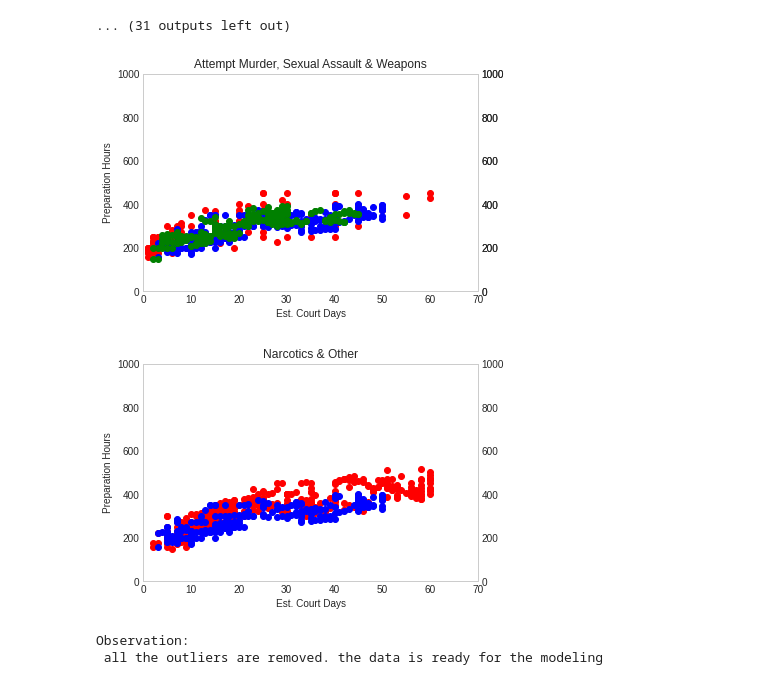
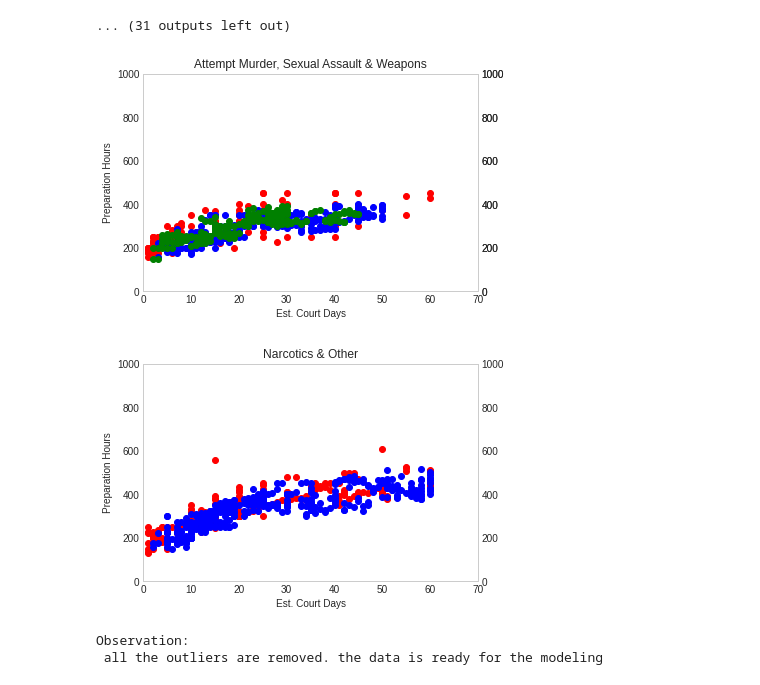
Before and after one commit to bparsazadeh/INF1344H_Final_Project_Rep, a Jupyter notebook: Stat_Final_Project.ipynb, the cells around one changed output. Saved outputs shown, nothing was run; the diff lists cells and outputs as text; code cells hidden in the pictures.

```diff
--- a/Stat_Final_Project.ipynb
+++ b/Stat_Final_Project.ipynb
@@ -582,7 +582,7 @@ plt.style.use('seaborn-whitegrid')
 import numpy as np
 
 
-df = prep_court_cleaned
+df = pd.read_csv('prep_court_no_outlier.csv')
 
 
 df1 = df[['x','y','label']].loc[df.label == 'Attempt Murder']
@@ -619,35 +619,35 @@ plt.ylim(0, 1000)
 
 ax.set_title('Attempt Murder, Sexual Assault & Weapons')
 ax.set_xlabel('Est. Court Days')
 ax.set_ylabel('Preparation Hours')
 plt.show()
 
 
 
 
 # graph group 3 together in one scatter plot
 
 fig, ax = plt.subplots()
-ax.scatter(df7['x'],df7['y'], c = 'red',label="Narcotics")
+ax.scatter(df3['x'],df3['y'], c = 'red',label="Narcotics")
 plt.grid(False)
 #plt.legend()
 plt.xlim(0, 70)
 plt.ylim(0, 1000)
 
 ax2 = ax.twinx()
-ax2.scatter(df5['x'],df5['y'],c = 'blue', label = 'Other')
+ax2.scatter(df7['x'],df7['y'],c = 'blue', label = 'Other')
 plt.grid(False)
 #plt.legend()
 plt.xlim(0, 70)
 plt.ylim(0, 1000)
 ax.set_title('Narcotics & Other')
 ax.set_xlabel('Est. Court Days')
 ax.set_ylabel('Preparation Hours')
 plt.show()
 
 print("Observation: \n all the outliers are removed. the data is ready for the modeling")
 # %% [output]
 [figure]
-[figure, old version]
+[figure, new version]
 Observation:
  all the outliers are removed. the data is ready for the modeling
```
Also changed, not shown: parts of 5 cells of this notebook.
